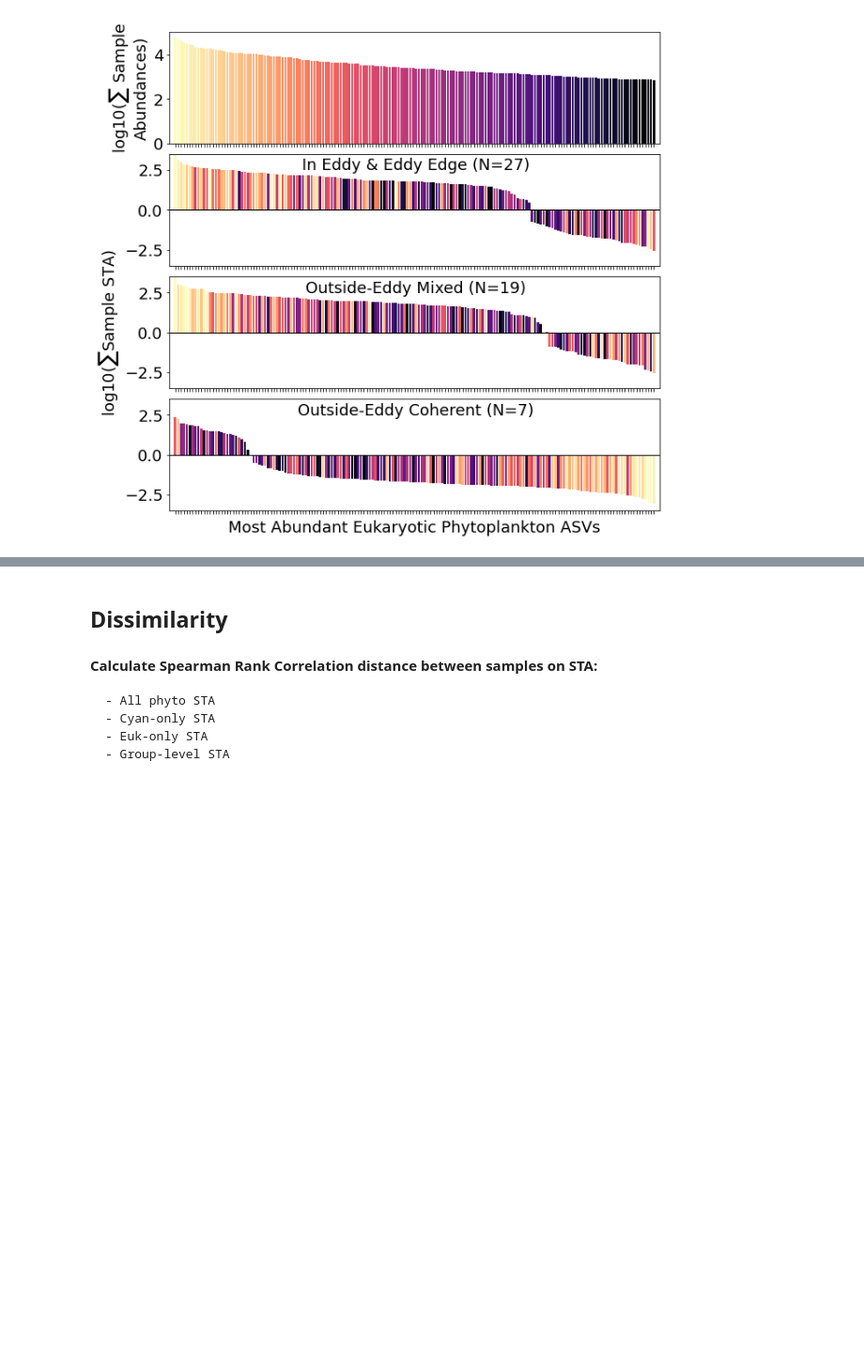
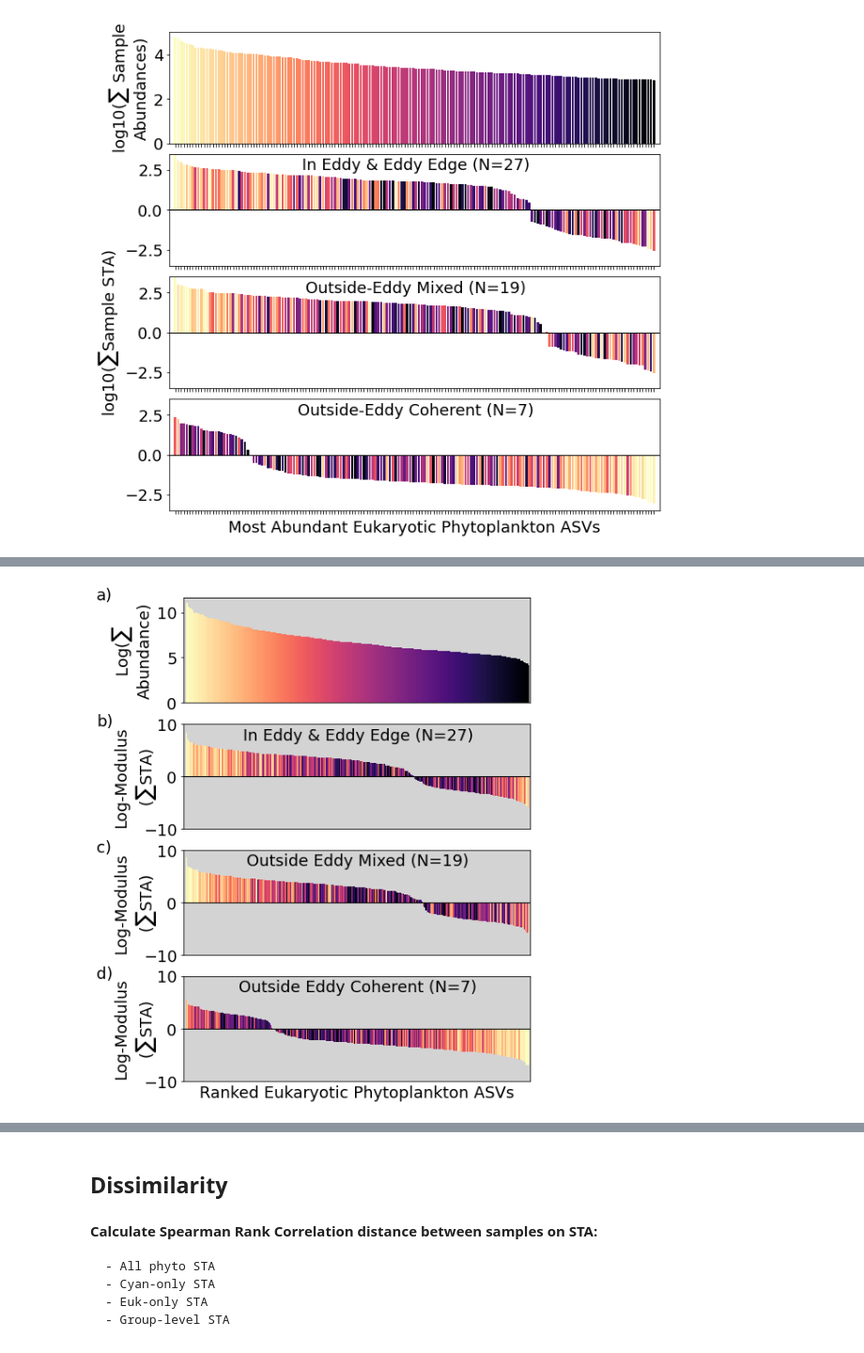
Before and after one commit to lexi-jones/G4_phyto_advection, a Jupyter notebook: phytoplankton_pipeline/pcc_dist_by_physical_state_v2.ipynb, the cells around one changed output, grey strips where cells are left out. Shown at 94% size. Cells and saved outputs as stored; diff of their text form; code cells hidden in the pictures; blank space fills up the shorter version.

```diff
--- a/phytoplankton_pipeline/pcc_dist_by_physical_state_v2.ipynb
+++ b/phytoplankton_pipeline/pcc_dist_by_physical_state_v2.ipynb
@@ -365,0 +316,7 @@ plt.show()
+# %%
+def get_rank_STA(sample_set):
+    ASVs = euk_ASV_STA.loc[sample_set].sum(axis=0).sort_values(ascending=False).index
+    colors = [color_dict[a] for a in ASVs]
+    heights = euk_ASV_STA.loc[sample_set].sum(axis=0).sort_values(ascending=False).values
+    log_heights = np.concatenate((np.log(heights[heights>=0] + 1),-1*np.log(-1*heights[heights<0] + 1)))
+    return ASVs, colors, heights, log_heights
@@ -365,0 +353,48 @@ plt.show()
+# %%
+fig,ax = plt.subplots(4,1,figsize=(7,10))
+#plt.subplots_adjust(hspace=0.5)
+
+## RAW DATA ##
+ASVs = euk_ASV_no_low_freq_df.sum(axis=0).sort_values(ascending=False).index
+colors = [color_dict[a] for a in ASVs]
+heights = (euk_ASV_no_low_freq_df.sum(axis=0).sort_values(ascending=False).values) + 1 # avoid 0's
+
+ax[0].bar(ASVs,np.log(heights),color=colors,width=1)
+ax[0].set_ylabel('Log($\sum$\nAbundance)')
+
+## EDDY STA ##
+label_height = 7
+ASVs, colors, heights, log_heights = get_rank_STA(eddy_samples)
+ax[1].bar(ASVs,log_heights,color=colors,width=1)
+ax[1].text(len(ASVs)/2,label_height,'In Eddy & Eddy Edge (N=%s)'%(len(eddy_samples)),ha='center')
+
+## OUTSIDE MIXED ##
+ASVs, colors, heights, log_heights = get_rank_STA(outside_mixed_samples)
+ax[2].bar(ASVs,log_heights,color=colors,width=1)
+#ax[2].set_ylabel('Log-Modulus\nSTA')
+ax[2].text(len(ASVs)/2,label_height,'Outside Eddy Mixed (N=%s)'%(len(outside_mixed_samples)),ha='center')
+
+## OUTSIDE COH ##
+ASVs, colors, heights, log_heights = get_rank_STA(outside_coh_samples)
+ax[3].bar(ASVs,log_heights,color=colors,width=1)
+ax[3].text(len(ASVs)/2,label_height,'Outside Eddy Coherent (N=%s)'%(len(outside_coh_samples)),ha='center')
+ax[3].set_xlabel('Ranked Eukaryotic Phytoplankton ASVs')
+
+for a in ax:
+    a.set_xticks([])
+    a.set_xticklabels([])
+    a.axhline(0,c='k',linewidth=1)
+    a.set_xlim(-3,len(ASVs)+1)
+    a.set_facecolor('lightgray')
+
+    if a != ax[0]:
+        a.set_ylim(-10,10)
+        a.set_ylabel('Log-Modulus\n$(\sum$STA)',labelpad=-17)
+
+panel_labels = ['a)','b)','c)','d)']
+for count in range(len(panel_labels)):
+    ax[count].text(-0.25, 1.1, panel_labels[count],transform=ax[count].transAxes,va='top',ha='left')
+
+plt.show()
+# %% [output]
+[figure, added]
```
Also changed, not shown: parts of 9 cells of this notebook, 3 other files.
